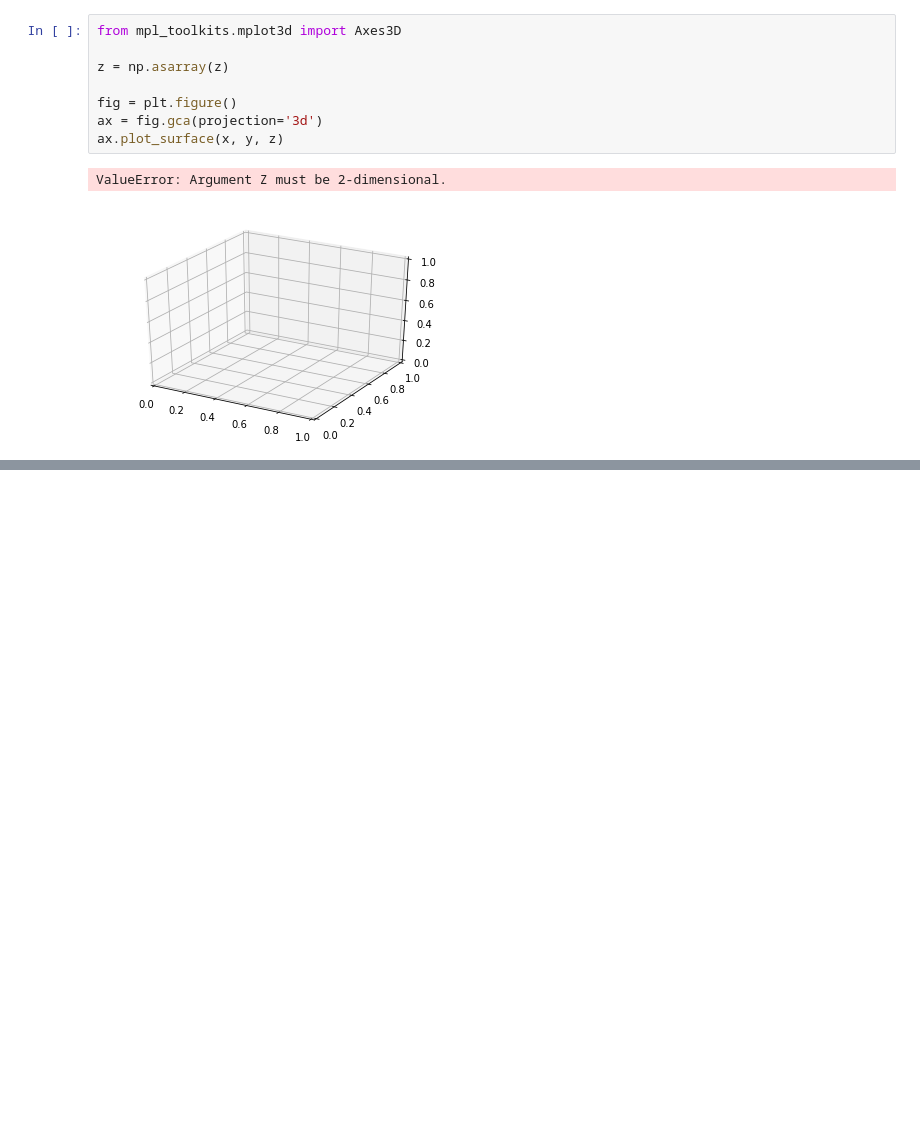
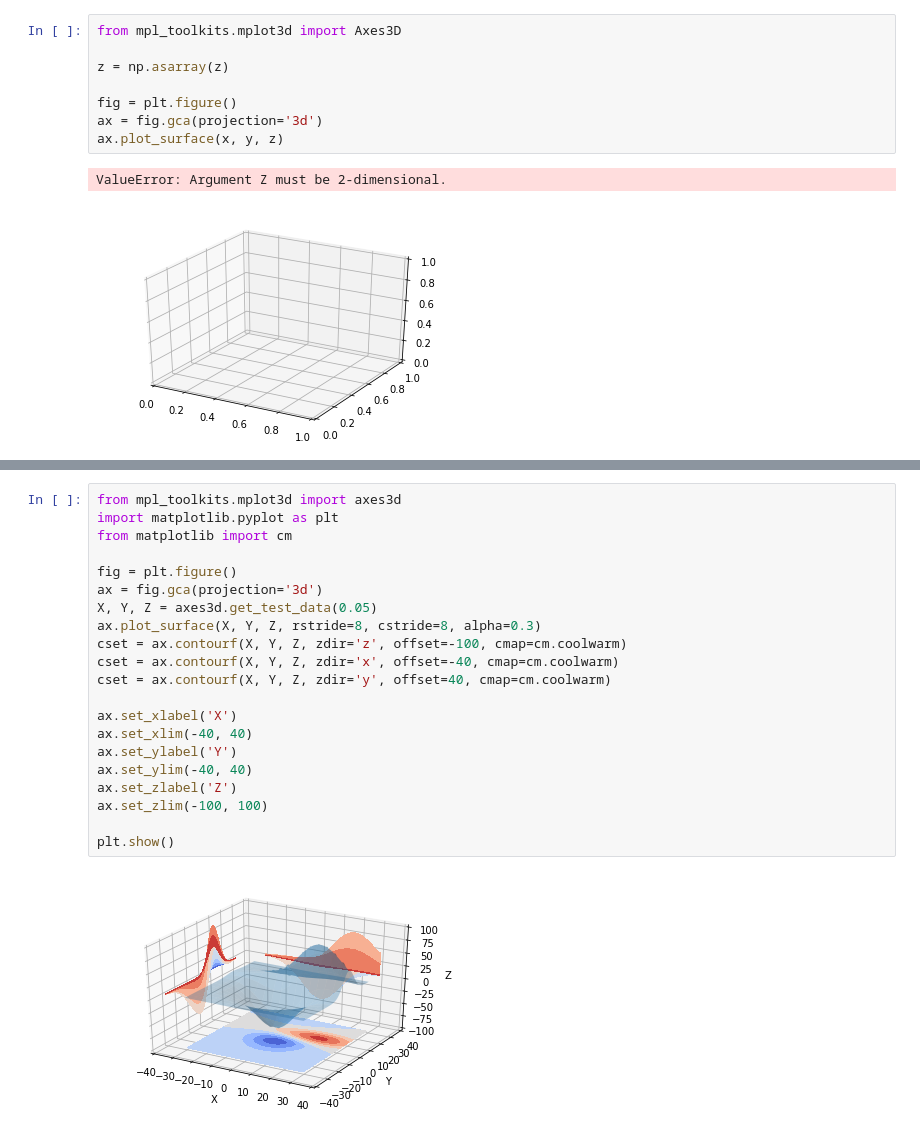
Before and after one commit to yngtdd/hyperspace, a Jupyter notebook: examples/notebooks/benchmark_vis.ipynb, the cells around one changed output, grey strips where cells are left out. Drawn from its saved outputs; the diff is of its cells as text; blank space fills up the shorter version.

```diff
--- a/examples/notebooks/benchmark_vis.ipynb
+++ b/examples/notebooks/benchmark_vis.ipynb
@@ -42,0 +57,23 @@ ValueError: Argument Z must be 2-dimensional.
+# %%
+from mpl_toolkits.mplot3d import axes3d
+import matplotlib.pyplot as plt
+from matplotlib import cm
+
+fig = plt.figure()
+ax = fig.gca(projection='3d')
+X, Y, Z = axes3d.get_test_data(0.05)
+ax.plot_surface(X, Y, Z, rstride=8, cstride=8, alpha=0.3)
+cset = ax.contourf(X, Y, Z, zdir='z', offset=-100, cmap=cm.coolwarm)
+cset = ax.contourf(X, Y, Z, zdir='x', offset=-40, cmap=cm.coolwarm)
+cset = ax.contourf(X, Y, Z, zdir='y', offset=40, cmap=cm.coolwarm)
+
+ax.set_xlabel('X')
+ax.set_xlim(-40, 40)
+ax.set_ylabel('Y')
+ax.set_ylim(-40, 40)
+ax.set_zlabel('Z')
+ax.set_zlim(-100, 100)
+
+plt.show()
+# %% [output]
+[figure, added]
```
Also changed, not shown: parts of 7 cells of this notebook.
